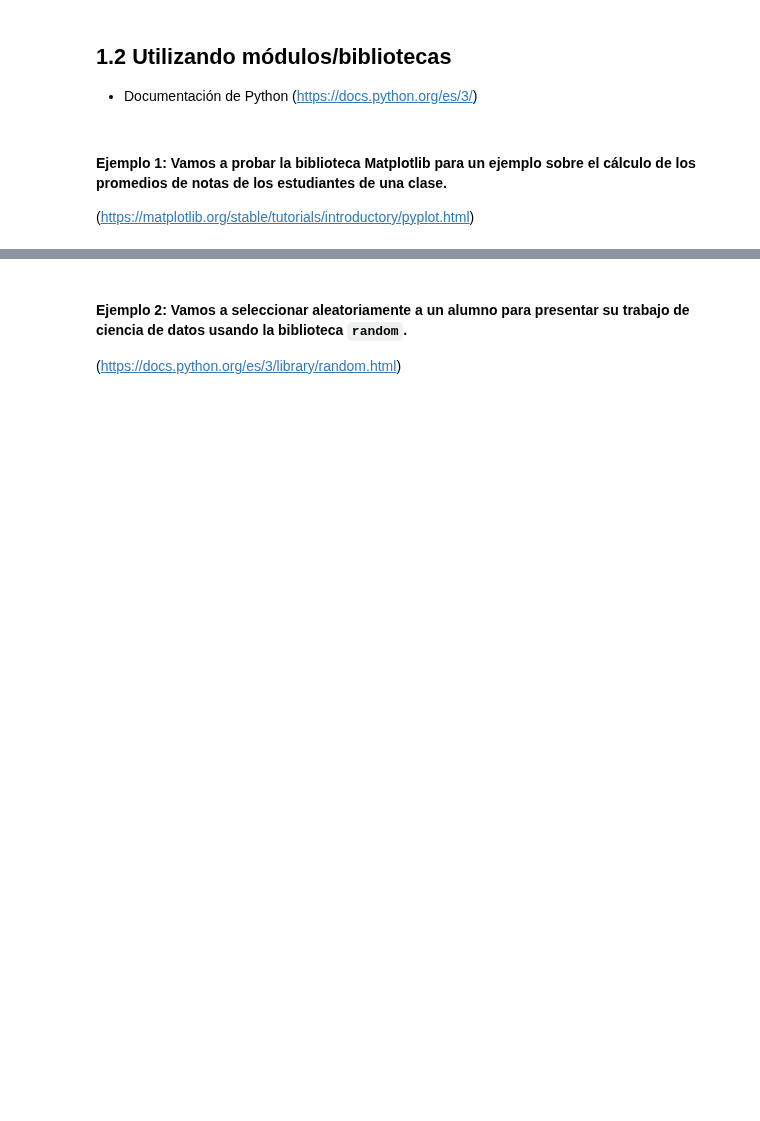
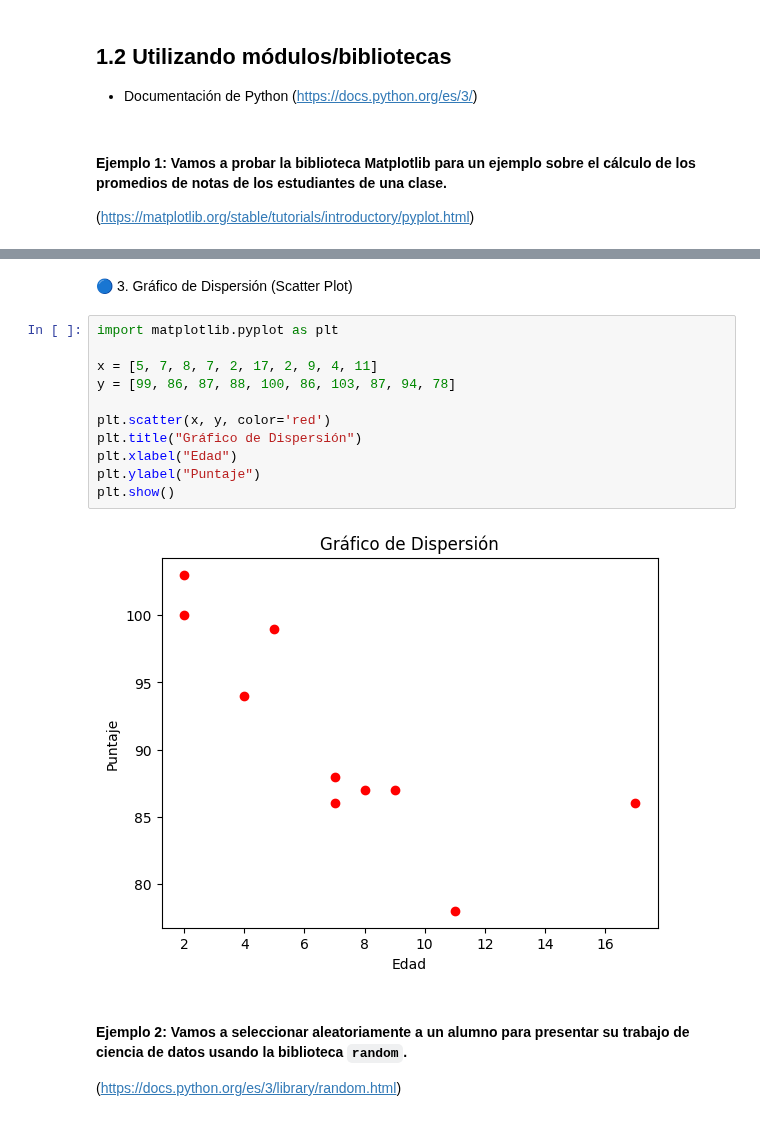
Before and after one commit to Nataliahfk/Python_Data_Science, a Jupyter notebook: Python_para_Data_Science.ipynb, the cells around one changed output, grey strips where cells are left out. Drawn from its saved outputs; the diff is of its cells as text; blank space fills up the shorter version.

```diff
--- a/Python_para_Data_Science.ipynb
+++ b/Python_para_Data_Science.ipynb
@@ -73,3 +117,18 @@ plt.show()
+# %% [markdown]
+🔵 3. Gráfico de Dispersión (Scatter Plot)
+# %%
+import matplotlib.pyplot as plt
+
+x = [5, 7, 8, 7, 2, 17, 2, 9, 4, 11]
+y = [99, 86, 87, 88, 100, 86, 103, 87, 94, 78]
+
+plt.scatter(x, y, color='red')
+plt.title("Gráfico de Dispersión")
+plt.xlabel("Edad")
+plt.ylabel("Puntaje")
+plt.show()
+# %% [output]
+[figure, added]
 # %% [markdown]
 #### Ejemplo 2: Vamos a seleccionar aleatoriamente a un alumno para presentar su trabajo de ciencia de datos usando la biblioteca `random`.
 
```
Also changed, not shown: parts of 18 cells of this notebook.
